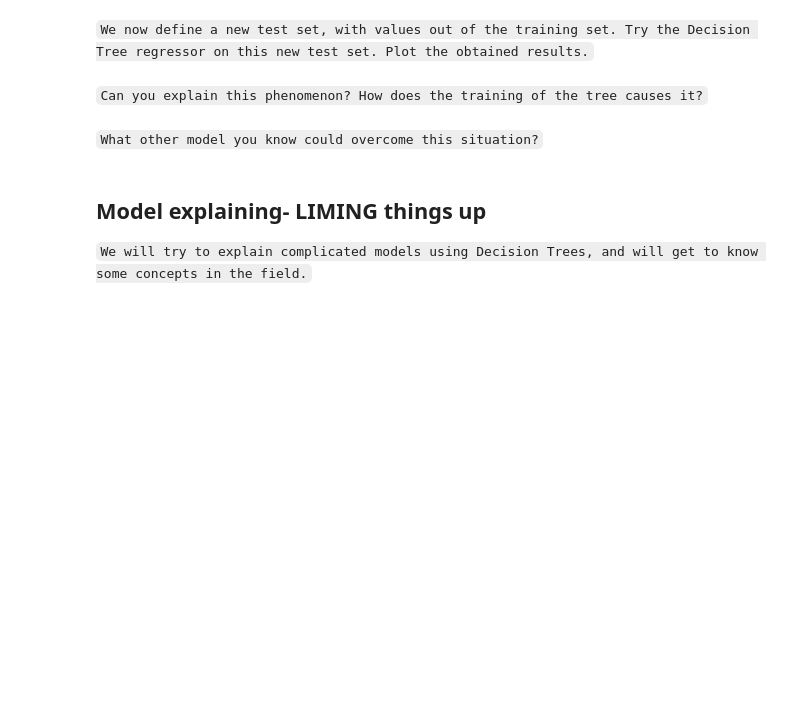
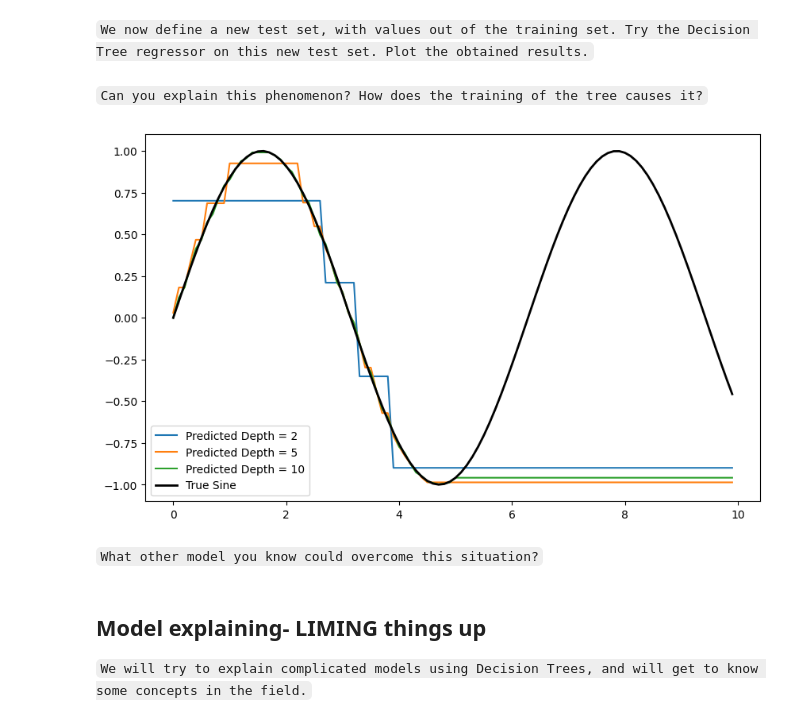
Before and after one commit to Avraham2489/DS_trainnig, a Jupyter notebook: intro/supervised/exercise/exercise_4_supervised_learning.ipynb, the cells around one changed output. Cells and saved outputs as stored; diff of their text form; code cells hidden in the pictures; blank space fills up the shorter version.

```diff
--- a/intro/supervised/exercise/exercise_4_supervised_learning.ipynb
+++ b/intro/supervised/exercise/exercise_4_supervised_learning.ipynb
@@ -403,5 +583,23 @@ X_test_new = np.arange(0.0, 10.0, 0.1)[:, np.newaxis]
 y_test_new = np.sin(X_test_new).ravel()
 # %% [markdown]
 `Can you explain this phenomenon? How does the training of the tree causes it?`
+# %%
+
+plt.figure(figsize=(10, 6))
+
+for depth in depth_values:
+    model = DecisionTreeRegressor(max_depth=depth)
+    model.fit(X, y)
+
+    y_test_pred = model.predict(X_test_new)
+    plt.plot(X_test_new, y_test_pred, label=f"Predicted Depth = {depth}")
+
+plt.plot(X_test_new, y_test_new, label="True Sine", color='black', linewidth=2)
+
+plt.legend()
+
+plt.show()
+# %% [output]
+[figure, added]
 # %% [markdown]
 `What other model you know could overcome this situation?`
```
Also changed, not shown: parts of 14 cells of this notebook.
